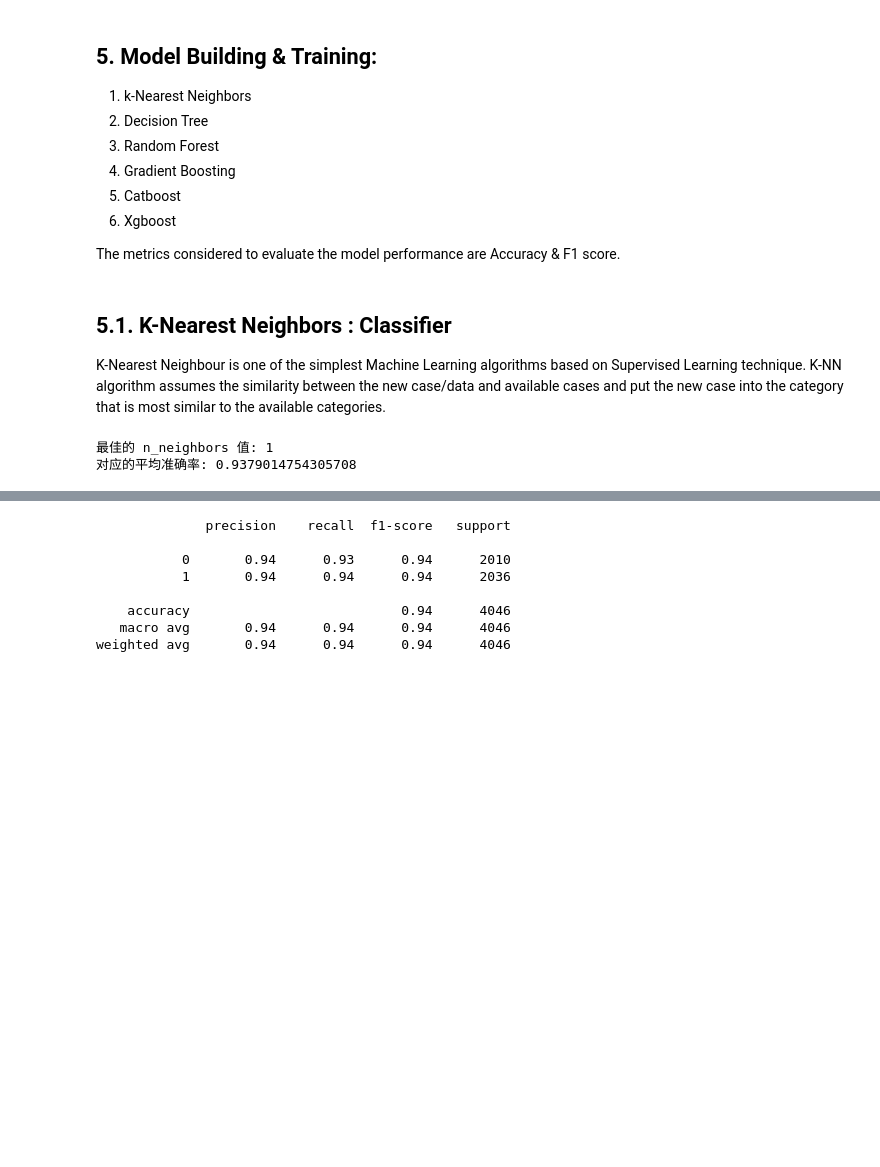
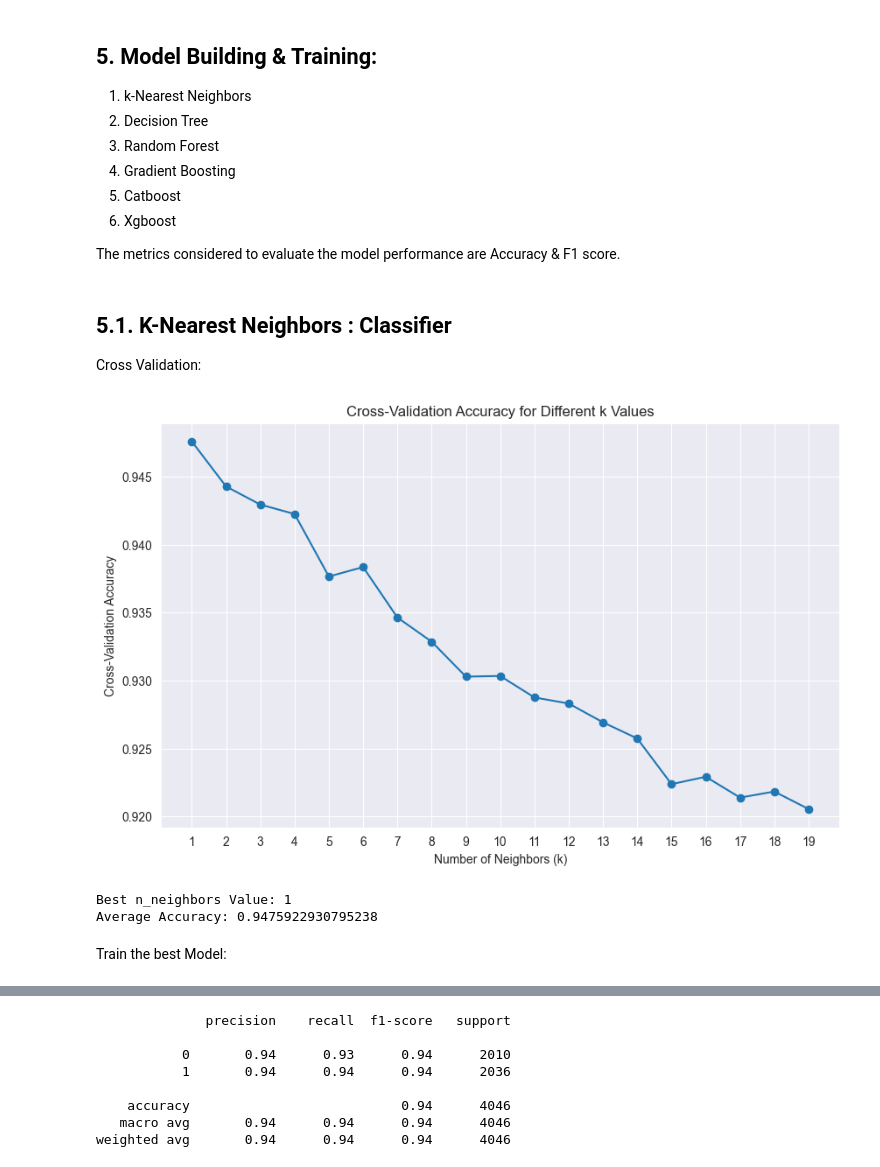
Before and after one commit to HarryD97/URL-Content-based-Phishing-Website-Detection-using-Machine-Learning, a Jupyter notebook: Model/Training.ipynb, the cells around one changed output, grey strips where cells are left out. Drawn from its saved outputs; the diff is of its cells as text; code cells hidden in the pictures; blank space fills up the shorter version.

```diff
--- a/Model/Training.ipynb
+++ b/Model/Training.ipynb
@@ -153,30 +153,48 @@ def storeResults(model, a,b,c,d, train_time, pred_time):
 # %% [markdown]
 ## 5.1. K-Nearest Neighbors : Classifier
 
-K-Nearest Neighbour is one of the simplest Machine Learning algorithms based on Supervised Learning technique. K-NN algorithm assumes the similarity between the new case/data and available cases and put the new case into the category that is most similar to the available categories.
+Cross Validation:
 # %%
 from sklearn.model_selection import cross_val_score
 from sklearn.neighbors import KNeighborsClassifier
+from sklearn.preprocessing import StandardScaler
 import numpy as np
+import matplotlib.pyplot as plt
 
-# 定义 n_neighbors 的范围
+# Initialize the scaler and scale the features
+scaler = StandardScaler()
+X_scaled = scaler.fit_transform(X)
+
+# Define n_neighbors range
 k_values = range(1, 20)
 cv_scores = []
 
-# 对每个 n_neighbors 进行交叉验证
 for k in k_values:
     knn = KNeighborsClassifier(n_neighbors=k)
-    # 使用 5 折交叉验证评估模型性能
-    scores = cross_val_score(knn, X, y, cv=5, scoring='accuracy')
+    # Perform 5-fold cross-validation with scaled data
+    scores = cross_val_score(knn, X_scaled, y, cv=5, scoring='accuracy')
     cv_scores.append(np.mean(scores))
 
-# 找到最佳的 n_neighbors 值
+# Plotting the cross-validation scores for each k
+plt.figure(figsize=(10, 6))
+plt.plot(k_values, cv_scores, marker='o', linestyle='-')
+plt.title('Cross-Validation Accuracy for Different k Values')
+plt.xlabel('Number of Neighbors (k)')
+plt.ylabel('Cross-Validation Accuracy')
+plt.xticks(k_values)
+plt.grid(True)
+plt.show()
+
+# Find Best n_neighbors Value:
 best_k = k_values[np.argmax(cv_scores)]
-print(f"最佳的 n_neighbors 值: {best_k}")
-print(f"对应的平均准确率: {max(cv_scores)}")
+print(f"Best n_neighbors Value: {best_k}")
+print(f"Average Accuracy: {max(cv_scores)}")
 # %% [output]
+[figure, added]
-最佳的 n_neighbors 值: 1
-对应的平均准确率: 0.9379014754305708
+Best n_neighbors Value: 1
+Average Accuracy: 0.9475922930795238
+# %% [markdown]
+Train the best Model:
 # %%
 import time
 
```
Also changed, not shown: parts of 5 cells of this notebook, 18 other files.
